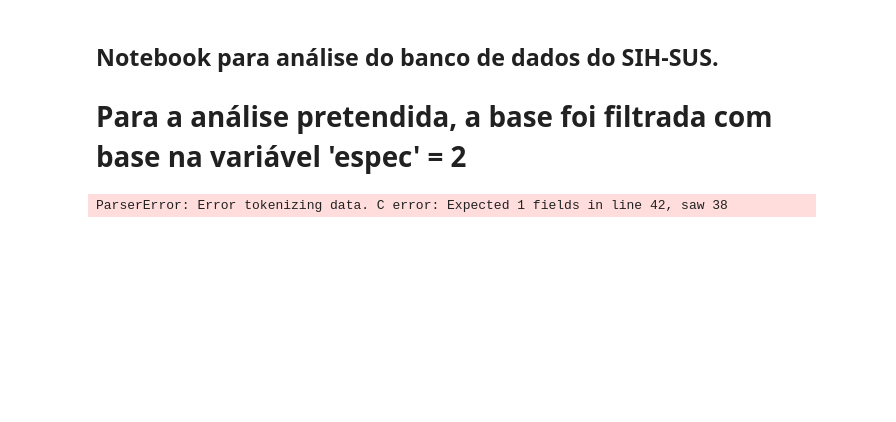
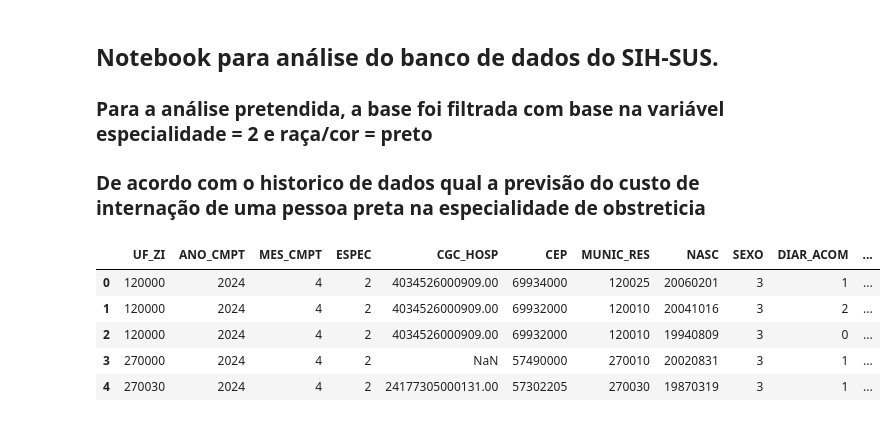
Before and after one commit to jonatasbx/Curso-CDIA, a Jupyter notebook: tratamento_sus.ipynb, the cells around one changed output. Saved outputs shown, nothing was run; the diff lists cells and outputs as text; code cells hidden in the pictures; blank space fills up the shorter version.

Commit message:
Base tratada parcialmente ja com variáveis deletadas

```diff
--- a/tratamento_sus.ipynb
+++ b/tratamento_sus.ipynb
@@ -3,4 +3,6 @@
 # %% [markdown]
 ## Notebook para análise do banco de dados do SIH-SUS.
 
-# Para a análise pretendida, a base foi filtrada com base na variável 'espec' = 2
+### Para a análise pretendida, a base foi filtrada com base na variável especialidade = 2 e raça/cor = preto
+
+### De acordo com o historico de dados qual a previsão do custo de internação de uma pessoa preta na especialidade de obstreticia
@@ -9,5 +8,0 @@ import pandas as pd
-# %%
-base = pd.read_csv('https://github.com/jonatasbx/Curso-CDIA/blob/859df07e039bce314e3ac9b6233711385bd84a7c/base_tratada_pretos.xlsx')
-base.info()
-# %% [output]
-ParserError: Error tokenizing data. C error: Expected 1 fields in line 42, saw 38
@@ -13,0 +17,12 @@ ParserError: Error tokenizing data. C error: Expected 1 fields in line 42, saw 3
+# %%
+pd.set_option('display.float_format', '{:.2f}'.format)
+sih_sus = pd.read_excel('base_tratada_pretos.xlsx')
+# %%
+sih_sus.head()
+# %% [output]
+|  | UF_ZI | ANO_CMPT | MES_CMPT | ESPEC | CGC_HOSP | CEP | MUNIC_RES | NASC | SEXO | DIAR_ACOM | ... |
+| 0 | 120000 | 2024 | 4 | 2 | 4034526000909.00 | 69934000 | 120025 | 20060201 | 3 | 1 | ... |
+| 1 | 120000 | 2024 | 4 | 2 | 4034526000909.00 | 69932000 | 120010 | 20041016 | 3 | 2 | ... |
+| 2 | 120000 | 2024 | 4 | 2 | 4034526000909.00 | 69932000 | 120010 | 19940809 | 3 | 0 | ... |
+| 3 | 270000 | 2024 | 4 | 2 | NaN | 57490000 | 270010 | 20020831 | 3 | 1 | ... |
+| 4 | 270030 | 2024 | 4 | 2 | 24177305000131.00 | 57302205 | 270030 | 19870319 | 3 | 1 | ... |
```
Also changed, not shown: parts of 8 cells of this notebook.
